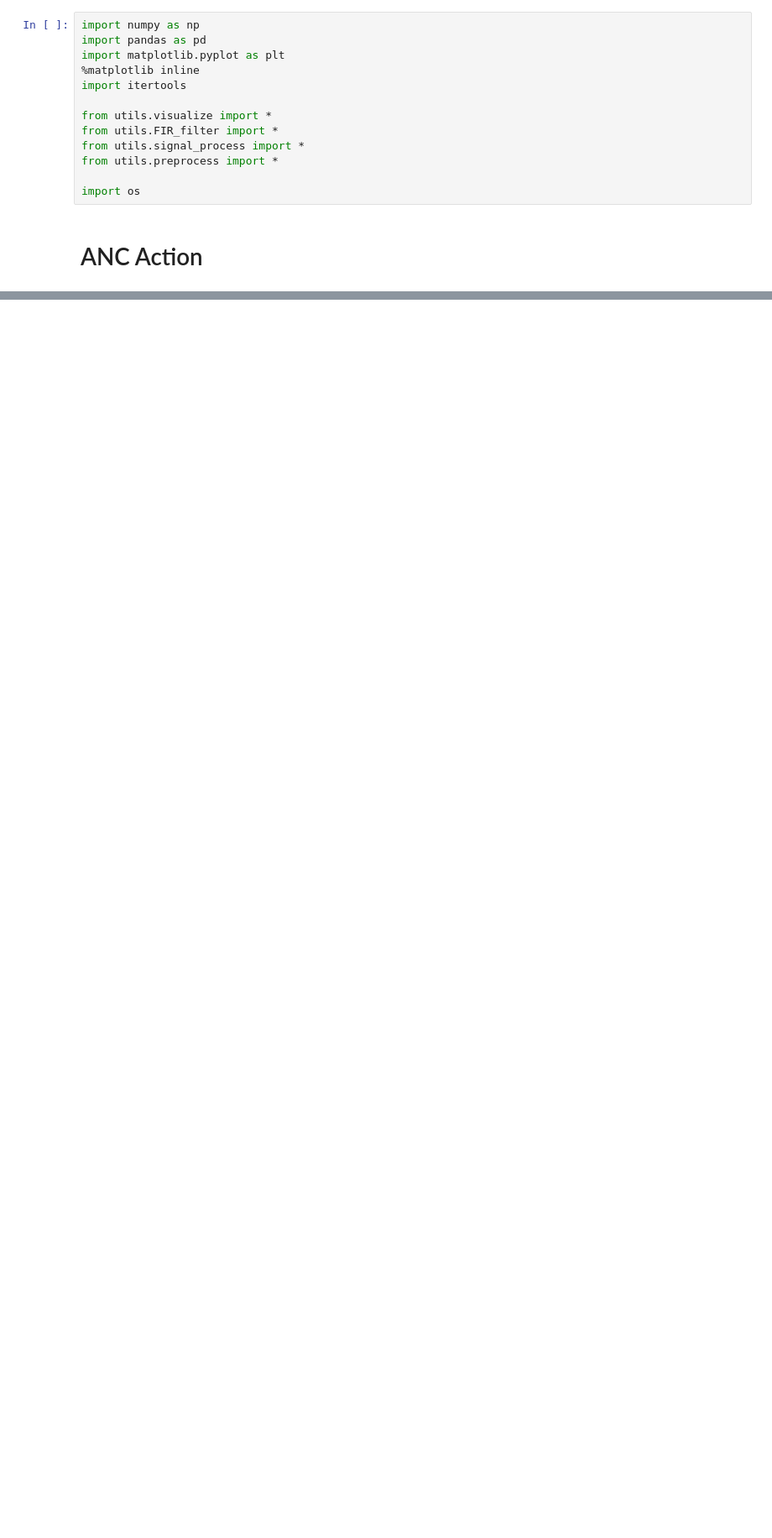
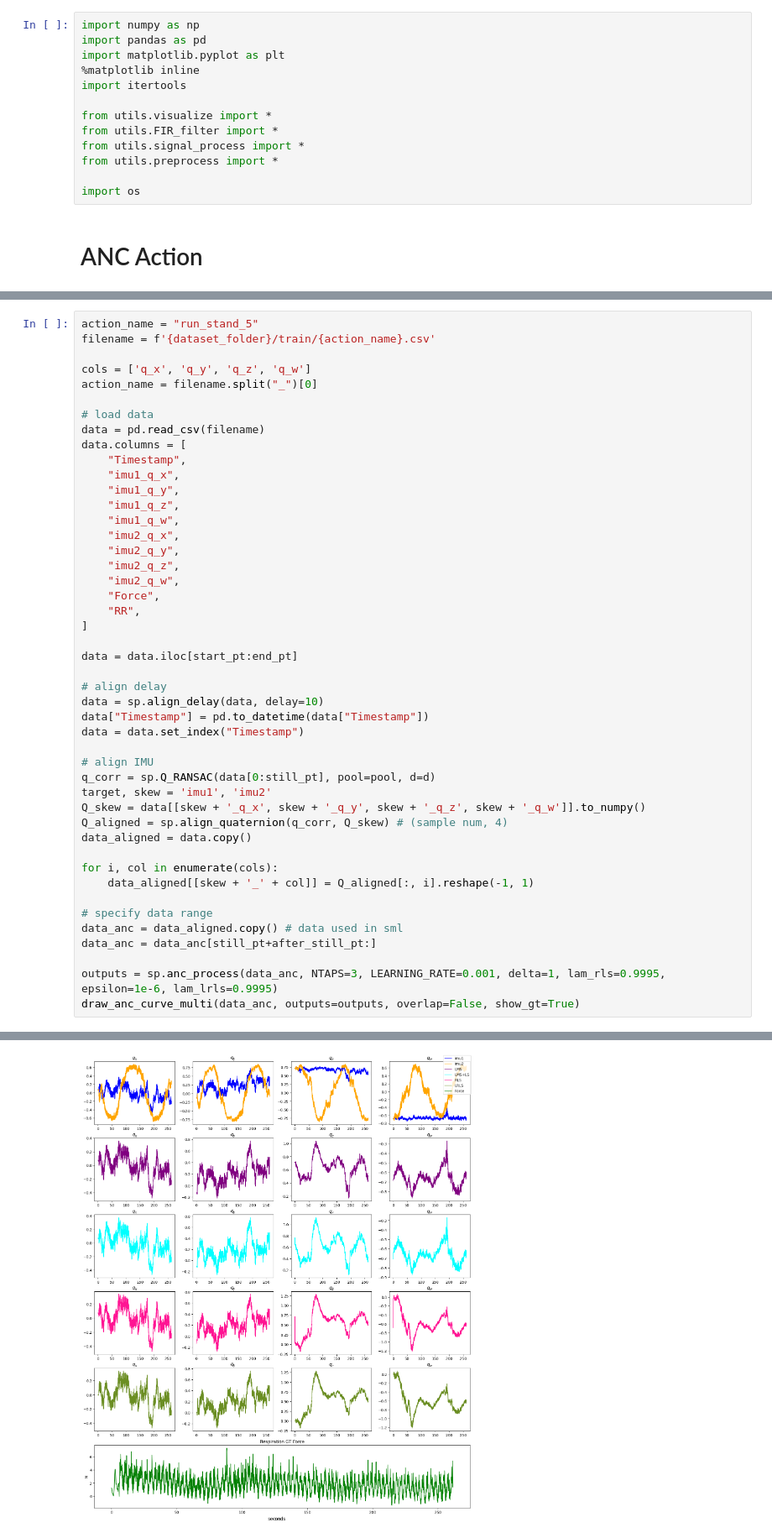
Before and after one commit to Yang-Yun-Yeh/RR-HR, a Jupyter notebook: ANC_action.ipynb, the cells around one changed output, grey strips where cells are left out. Shown at 84% size. Saved outputs shown, nothing was run; the diff lists cells and outputs as text; blank space fills up the shorter version.

```diff
--- a/ANC_action.ipynb
+++ b/ANC_action.ipynb
@@ -26,3 +26,50 @@ d = 0.1
 dataset_folder = 'data/17P'
 window_size = 256
 stride = 64
+# %%
+action_name = "run_stand_5"
+filename = f'{dataset_folder}/train/{action_name}.csv'
+
+cols = ['q_x', 'q_y', 'q_z', 'q_w']
+action_name = filename.split("_")[0]
+
+# load data
+data = pd.read_csv(filename)
+data.columns = [
+    "Timestamp",
+    "imu1_q_x",
+    "imu1_q_y",
+    "imu1_q_z",
+    "imu1_q_w",
+    "imu2_q_x",
+    "imu2_q_y",
+    "imu2_q_z",
+    "imu2_q_w",
+    "Force",
+    "RR",
+]
+
+data = data.iloc[start_pt:end_pt]
+
+# align delay
+data = sp.align_delay(data, delay=10)
+data["Timestamp"] = pd.to_datetime(data["Timestamp"])
+data = data.set_index("Timestamp")
+
+# align IMU
+q_corr = sp.Q_RANSAC(data[0:still_pt], pool=pool, d=d)
+target, skew = 'imu1', 'imu2'
+Q_skew = data[[skew + '_q_x', skew + '_q_y', skew + '_q_z', skew + '_q_w']].to_numpy()
+Q_aligned = sp.align_quaternion(q_corr, Q_skew) # (sample num, 4)
+data_aligned = data.copy()
+
+for i, col in enumerate(cols):
+    data_aligned[[skew + '_' + col]] = Q_aligned[:, i].reshape(-1, 1)
+
+# specify data range
+data_anc = data_aligned.copy() # data used in sml
+data_anc = data_anc[still_pt+after_still_pt:]
+
+outputs = sp.anc_process(data_anc, NTAPS=3, LEARNING_RATE=0.001, delta=1, lam_rls=0.9995, epsilon=1e-6, lam_lrls=0.9995)
+draw_anc_curve_multi(data_anc, outputs=outputs, overlap=False, show_gt=True)
+# %% [output]
@@ -29,3 +77,4 @@ stride = 64
+[figure, added]
 # %%
 tp = "test"
 target_folder = os.path.join(dataset_folder, tp)
```
Also changed, not shown: parts of 3 cells of this notebook, 5 other files.
